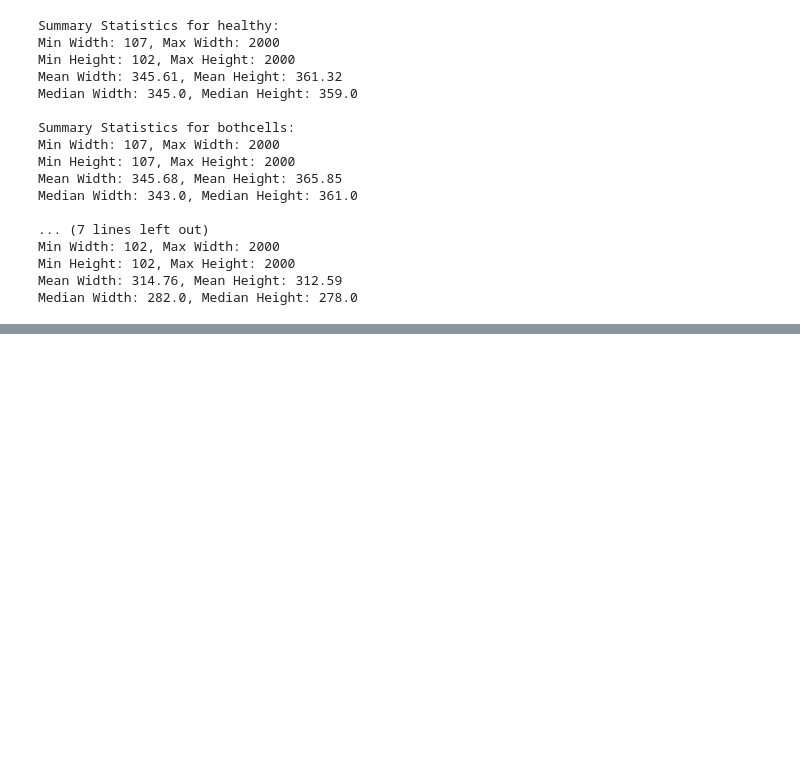
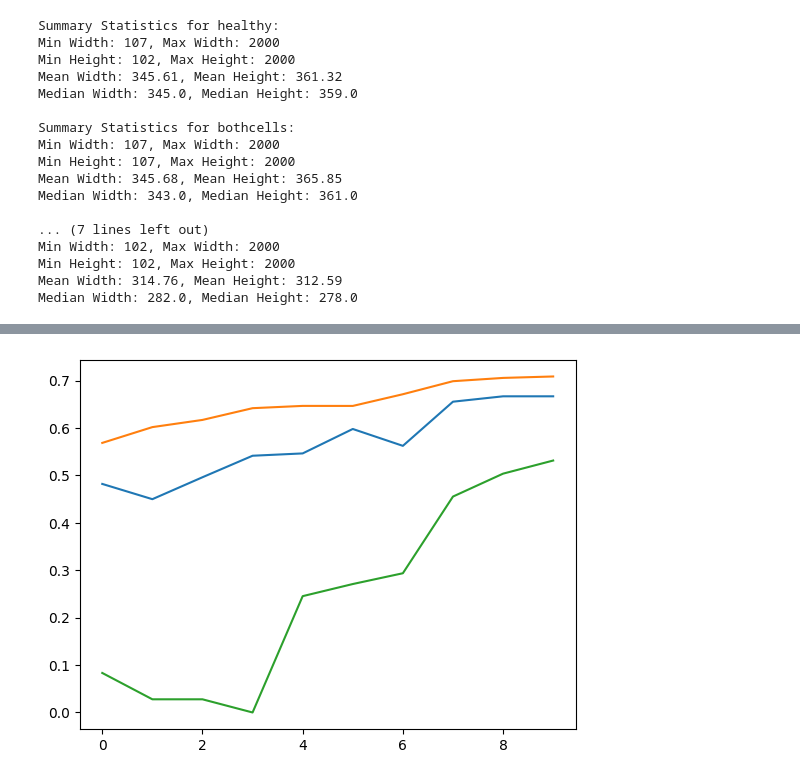
Before and after one commit to Laumartin4/smearly, a Jupyter notebook: notebooks/laura_notebook.ipynb, the cells around one changed output, grey strips where cells are left out. Drawn from its saved outputs; the diff is of its cells as text; code cells hidden in the pictures; blank space fills up the shorter version.

```diff
--- a/notebooks/laura_notebook.ipynb
+++ b/notebooks/laura_notebook.ipynb
@@ -519,0 +528,2 @@ Median Width: 282.0, Median Height: 278.0
+# %%
+img_ds_train = create_image_dataset(directory="../raw_data/reduced/train")
@@ -519,0 +536,4 @@ Median Width: 282.0, Median Height: 278.0
+# %%
+from smearly.ml_logic.model import initialize_cnn_model, compile_model, train_model, evaluate_model
+
+model_cnn_1 = initialize_cnn_model((224,224,3))
@@ -519,0 +542,2 @@ Median Width: 282.0, Median Height: 278.0
+# %%
+model_cnn_1 = compile_model(model_cnn_1)
@@ -519,0 +546,2 @@ Median Width: 282.0, Median Height: 278.0
+# %%
+model_cnn_1, history_cnn_1 = train_model(model_cnn_1, img_ds_train, epochs=10, batch_size=32)
@@ -519,0 +566,6 @@ Median Width: 282.0, Median Height: 278.0
+# %%
+import matplotlib.pyplot as plt
+
+plt.plot(history_cnn_1.history['f1_score']);
+# %% [output]
+[figure, added]
```
Also changed, not shown: parts of 24 cells of this notebook, 1 other file.
